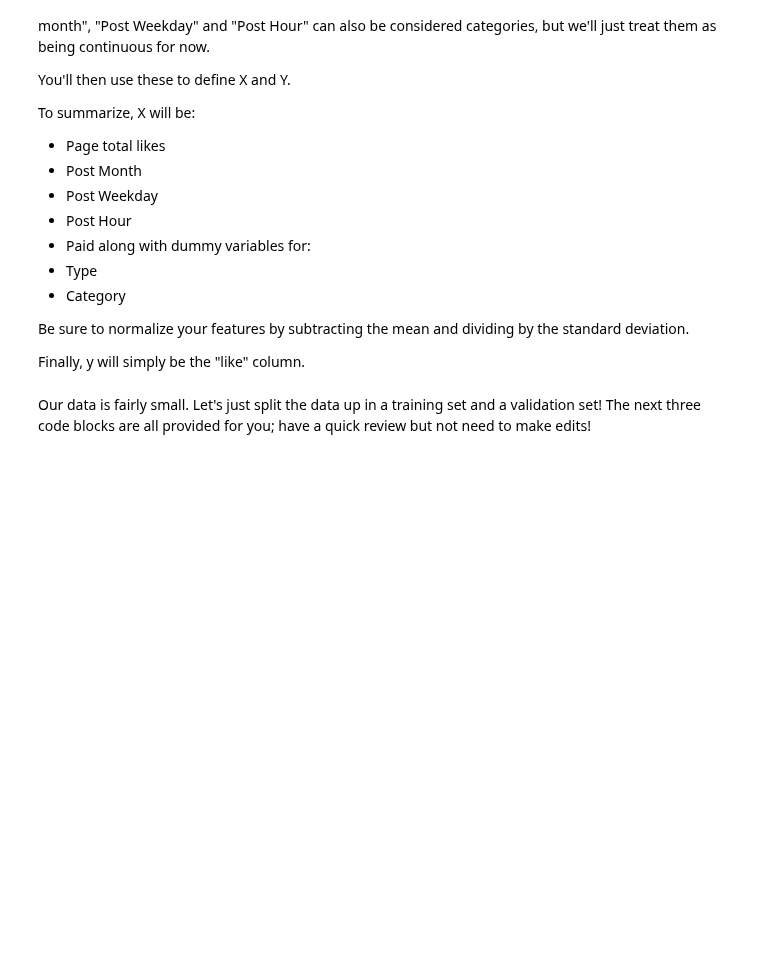
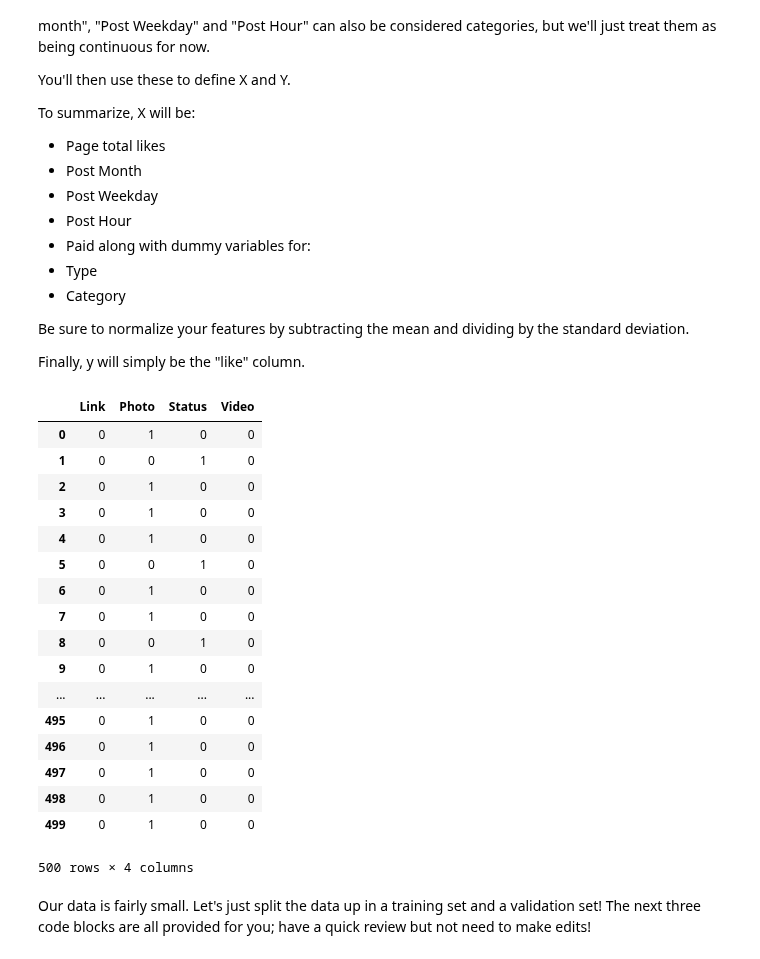
Before and after one commit to as6140/dsc-04-42-05-normalization-and-tuning-neural-networks-lab-seattle-ds-career-040119, a Jupyter notebook: index.ipynb, the cells around one changed output. Drawn from its saved outputs; the diff is of its cells as text; code cells hidden in the pictures; blank space fills up the shorter version.

```diff
--- a/index.ipynb
+++ b/index.ipynb
@@ -75,7 +75,26 @@ Be sure to normalize your features by subtracting the mean and dividing by the s
 Finally, y will simply be the "like" column.
 # %%
 #categorical variable treatment
-pd.get_dummies(df[''])
+pd.get_dummies(df['Type'])
+# %% [output]
+|  | Link | Photo | Status | Video |
+| 0 | 0 | 1 | 0 | 0 |
+| 1 | 0 | 0 | 1 | 0 |
+| 2 | 0 | 1 | 0 | 0 |
+| 3 | 0 | 1 | 0 | 0 |
+| 4 | 0 | 1 | 0 | 0 |
+| 5 | 0 | 0 | 1 | 0 |
+| 6 | 0 | 1 | 0 | 0 |
+| 7 | 0 | 1 | 0 | 0 |
+| 8 | 0 | 0 | 1 | 0 |
+| 9 | 0 | 1 | 0 | 0 |
+| ... | ... | ... | ... | ... |
+| 495 | 0 | 1 | 0 | 0 |
+| 496 | 0 | 1 | 0 | 0 |
+| 497 | 0 | 1 | 0 | 0 |
+| 498 | 0 | 1 | 0 | 0 |
+| 499 | 0 | 1 | 0 | 0 |
+500 rows × 4 columns
 # %%
 #Your code here; define X and y.
 X =
```
